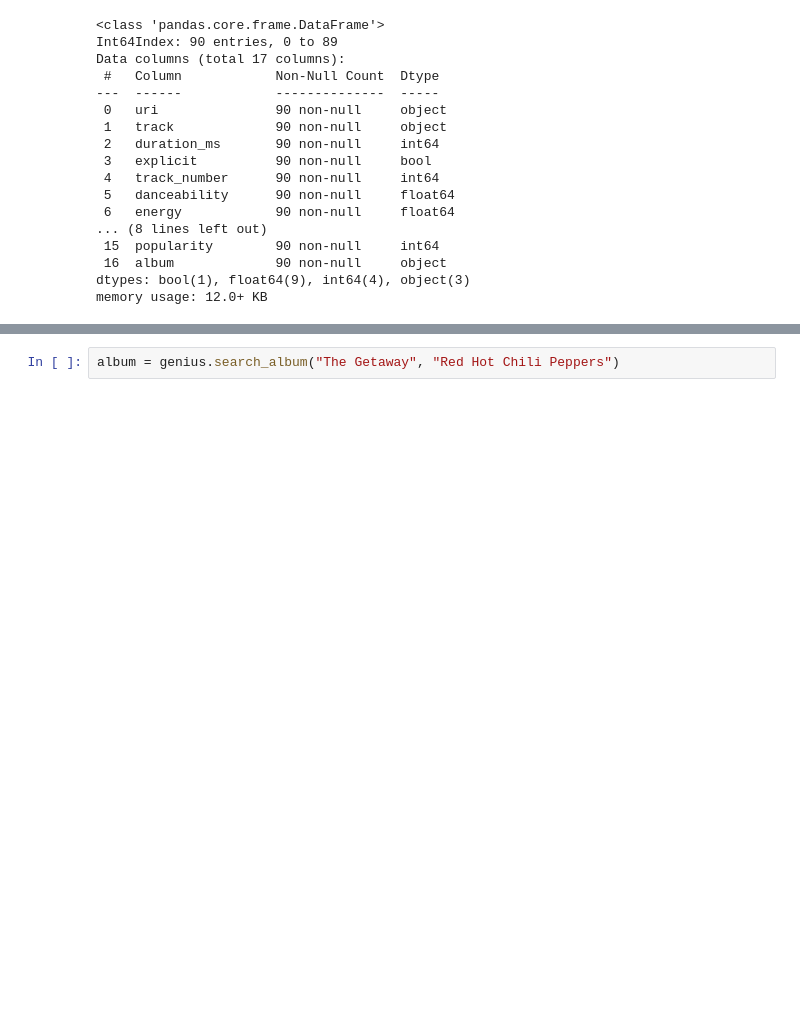
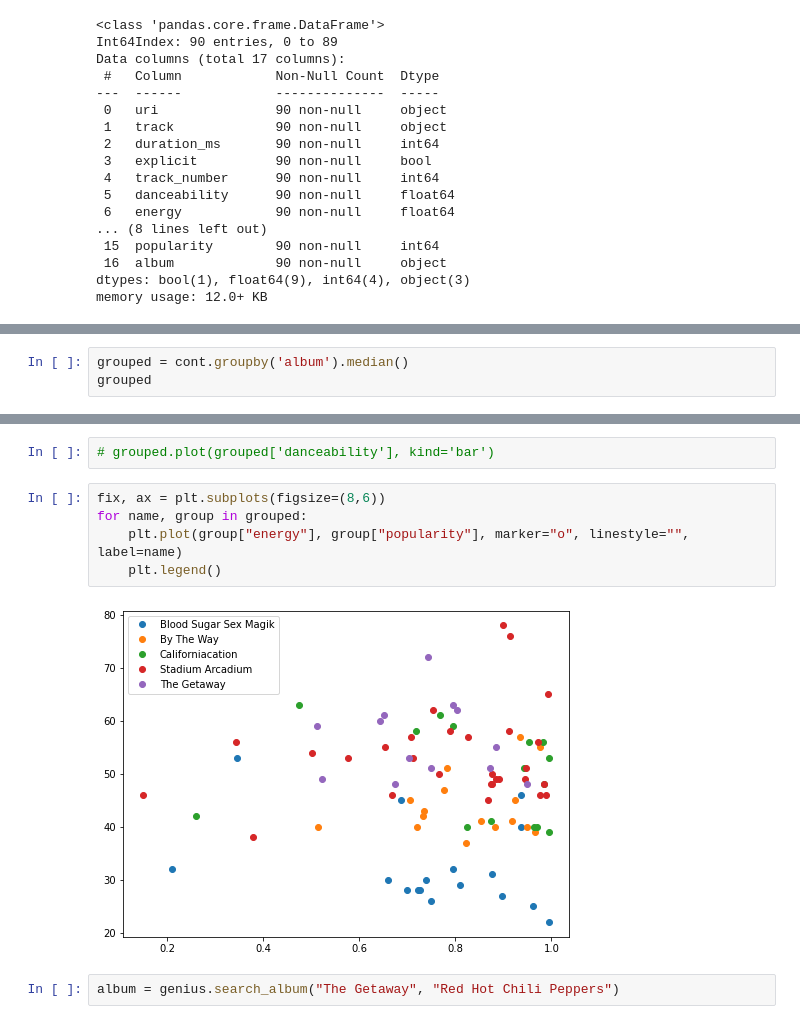
Before and after one commit to klsalcedo/lyric_generation, a Jupyter notebook: eda.ipynb, the cells around one changed output, grey strips where cells are left out. Drawn from its saved outputs; the diff is of its cells as text; blank space fills up the shorter version.

```diff
--- a/eda.ipynb
+++ b/eda.ipynb
@@ -439,0 +416,3 @@ rhcp.groupby('album').mean()
+# %%
+grouped = cont.groupby('album').median()
+grouped
@@ -440,3 +427,12 @@ rhcp.groupby('album').mean()
+# %%
+# grouped.plot(grouped['danceability'], kind='bar')
+# %%
+fix, ax = plt.subplots(figsize=(8,6))
+for name, group in grouped:
+    plt.plot(group["energy"], group["popularity"], marker="o", linestyle="", label=name)
+    plt.legend()
+# %% [output]
+[figure, added]
 # %%
 album = genius.search_album("The Getaway", "Red Hot Chili Peppers")
 # %% [output]
```
Also changed, not shown: parts of 36 cells of this notebook, 1 other file.
